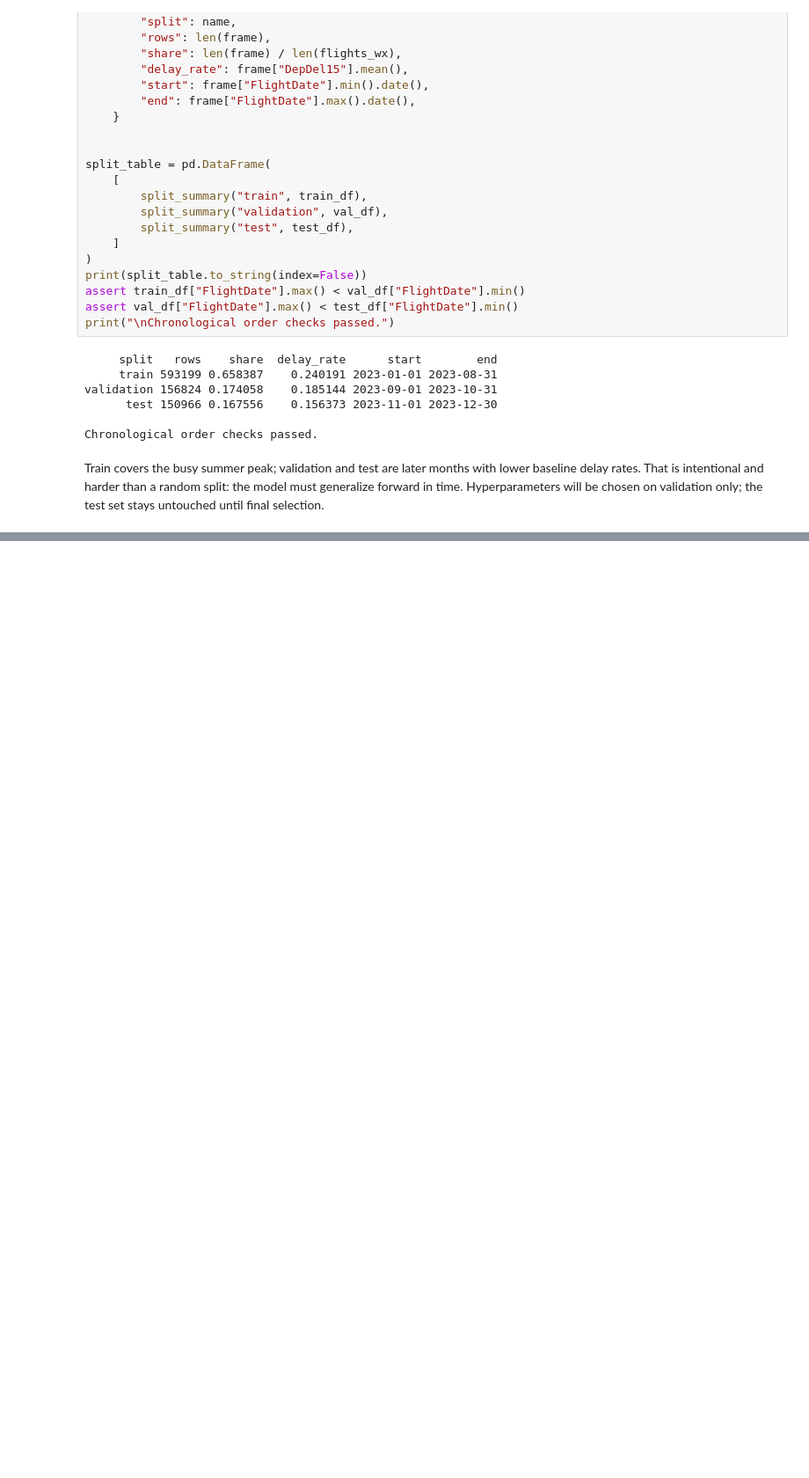
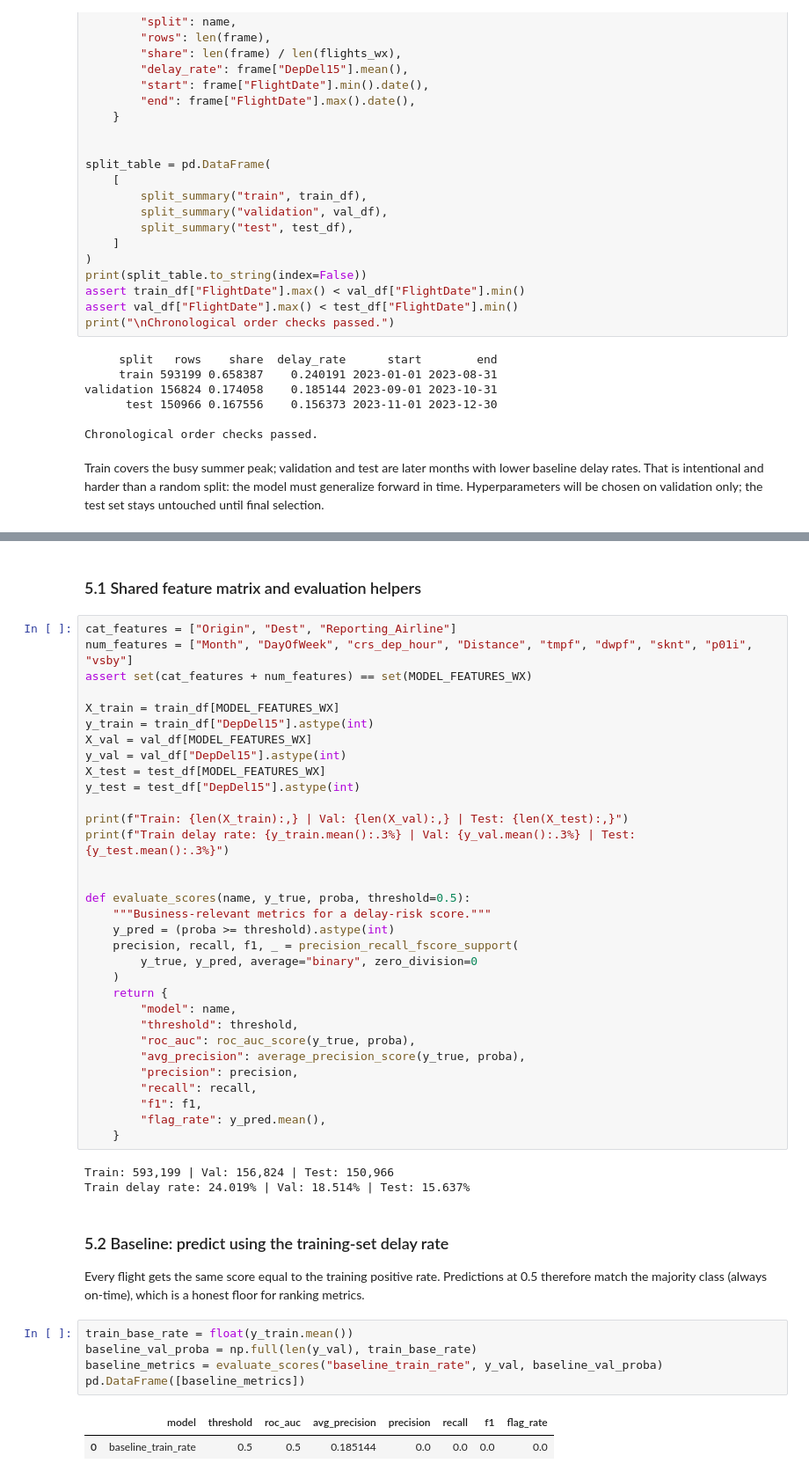
Before and after one commit to mrosalia96/ads505-flight-delay-prediction, a Jupyter notebook: notebooks/technical_notebook.ipynb, the cells around one changed output, grey strips where cells are left out. Shown at 88% size. Cells and saved outputs as stored; diff of their text form; blank space fills up the shorter version.

Commit message:
Add baseline, logistic, and boosted models with validation tuning.

```diff
--- a/notebooks/technical_notebook.ipynb
+++ b/notebooks/technical_notebook.ipynb
@@ -597,0 +618,49 @@ Train covers the busy summer peak; validation and test are later months with low
+# %% [markdown]
+### 5.1 Shared feature matrix and evaluation helpers
+# %%
+cat_features = ["Origin", "Dest", "Reporting_Airline"]
+num_features = ["Month", "DayOfWeek", "crs_dep_hour", "Distance", "tmpf", "dwpf", "sknt", "p01i", "vsby"]
+assert set(cat_features + num_features) == set(MODEL_FEATURES_WX)
+
+X_train = train_df[MODEL_FEATURES_WX]
+y_train = train_df["DepDel15"].astype(int)
+X_val = val_df[MODEL_FEATURES_WX]
+y_val = val_df["DepDel15"].astype(int)
+X_test = test_df[MODEL_FEATURES_WX]
+y_test = test_df["DepDel15"].astype(int)
+
+print(f"Train: {len(X_train):,} | Val: {len(X_val):,} | Test: {len(X_test):,}")
+print(f"Train delay rate: {y_train.mean():.3%} | Val: {y_val.mean():.3%} | Test: {y_test.mean():.3%}")
+
+
+def evaluate_scores(name, y_true, proba, threshold=0.5):
+    """Business-relevant metrics for a delay-risk score."""
+    y_pred = (proba >= threshold).astype(int)
+    precision, recall, f1, _ = precision_recall_fscore_support(
+        y_true, y_pred, average="binary", zero_division=0
+    )
+    return {
+        "model": name,
+        "threshold": threshold,
+        "roc_auc": roc_auc_score(y_true, proba),
+        "avg_precision": average_precision_score(y_true, proba),
+        "precision": precision,
+        "recall": recall,
+        "f1": f1,
+        "flag_rate": y_pred.mean(),
+    }
+# %% [output]
+Train: 593,199 | Val: 156,824 | Test: 150,966
+Train delay rate: 24.019% | Val: 18.514% | Test: 15.637%
+# %% [markdown]
+### 5.2 Baseline: predict using the training-set delay rate
+
+Every flight gets the same score equal to the training positive rate. Predictions at 0.5 therefore match the majority class (always on-time), which is a honest floor for ranking metrics.
+# %%
+train_base_rate = float(y_train.mean())
+baseline_val_proba = np.full(len(y_val), train_base_rate)
+baseline_metrics = evaluate_scores("baseline_train_rate", y_val, baseline_val_proba)
+pd.DataFrame([baseline_metrics])
+# %% [output]
+|  | model | threshold | roc_auc | avg_precision | precision | recall | f1 | flag_rate |
+| 0 | baseline_train_rate | 0.5 | 0.5 | 0.185144 | 0.0 | 0.0 | 0.0 | 0.0 |
```
Also changed, not shown: parts of 18 cells of this notebook.
